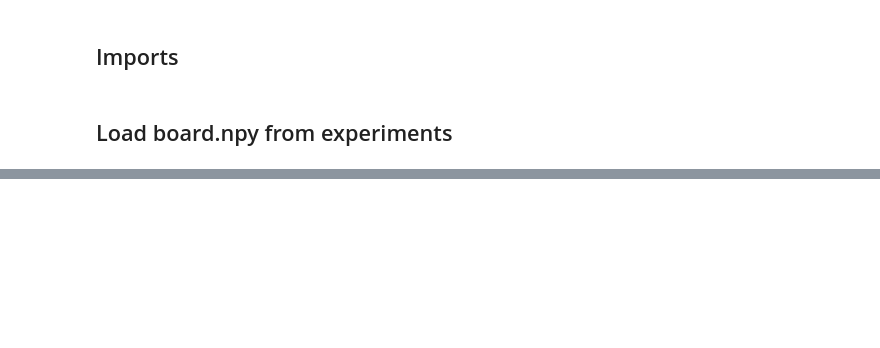
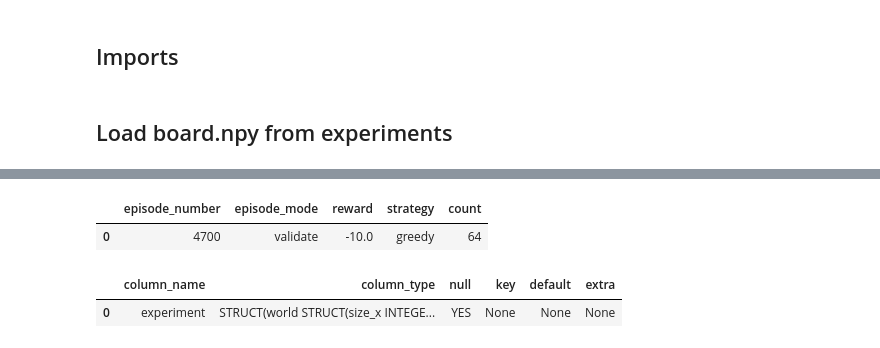
Before and after one commit to k-hkrachenfels/rl-experiments, a Jupyter notebook: inspect.ipynb, the cells around one changed output, grey strips where cells are left out. Drawn from its saved outputs; the diff is of its cells as text; code cells hidden in the pictures; blank space fills up the shorter version.

Commit message:
Fixes and parquet logging

```diff
--- a/inspect.ipynb
+++ b/inspect.ipynb
@@ -94,0 +73,41 @@ results
+# %%
+import duckdb
+
+# Pfad zu deinen Dateien (nutzt Wildcards für alle Episoden)
+parquet_files = "./experiments/experiment_*.parquet"
+
+# DuckDB nutzen, um die Daten zu aggregieren
+con = duckdb.connect()
+
+query = f"""
+SELECT * FROM(
+    SELECT
+        "experiment"."episode"."nr" AS episode_number,
+        "experiment"."episode"."mode" AS episode_mode,
+        step.reward AS reward,
+        step.strategy AS strategy,
+        COUNT(*) AS count
+    FROM read_parquet('{parquet_files}')
+    CROSS JOIN UNNEST("experiment"."episode"."steps") AS t(step)
+    GROUP BY episode_number, episode_mode, strategy, reward
+    ORDER BY episode_number, episode_mode, strategy, reward)
+    WHERE reward=-10
+"""
+
+result = con.execute(query).df()
+
+result
+
+# Optional: Als eine einzige CSV oder Parquet zusammenfassen
+# con.execute(f"COPY ({query}) TO 'aggregated_rewards.csv' (HEADER, DELIMITER ',')")
+# %% [output]
+|  | episode_number | episode_mode | reward | strategy | count |
+| 0 | 4700 | validate | -10.0 | greedy | 64 |
+# %%
+import duckdb
+pd.set_option('display.max_colwidth', None)
+# Zeigt dir die Struktur der Datei an
+duckdb.query(f"DESCRIBE SELECT * FROM read_parquet('experiments/experiment_000001.parquet')").df()
+# %% [output]
+|  | column_name | column_type | null | key | default | extra |
+| 0 | experiment | STRUCT(world STRUCT(size_x INTEGE... | YES | None | None | None |
```
Also changed, not shown: parts of 4 cells of this notebook, 8 other files.
